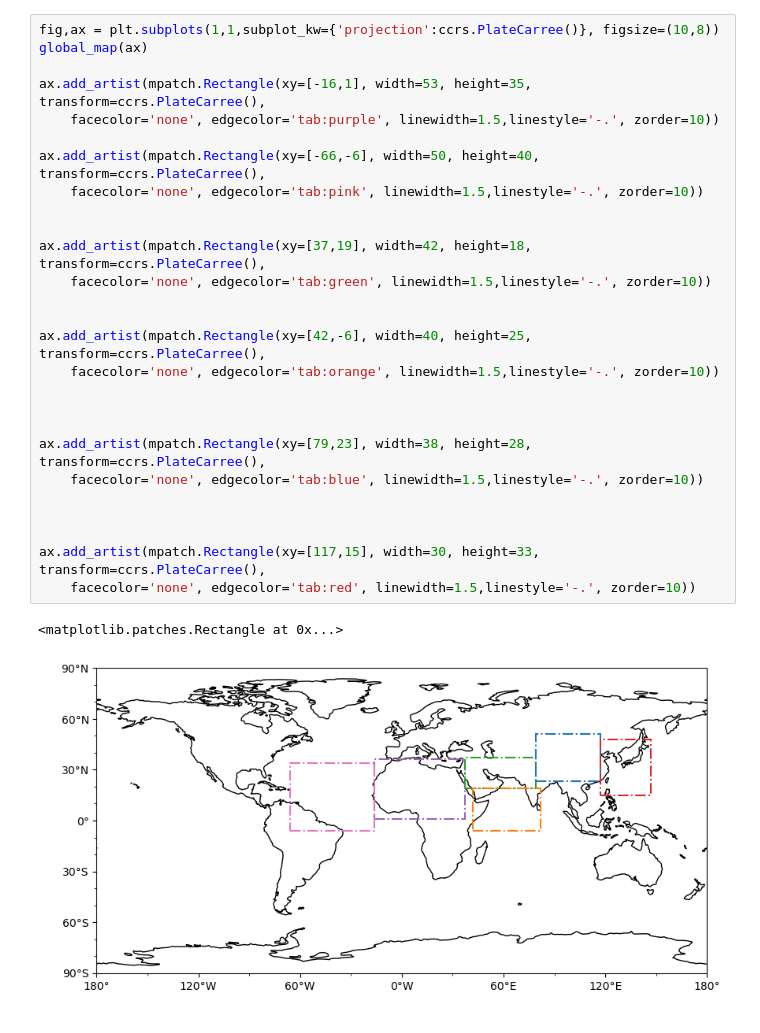
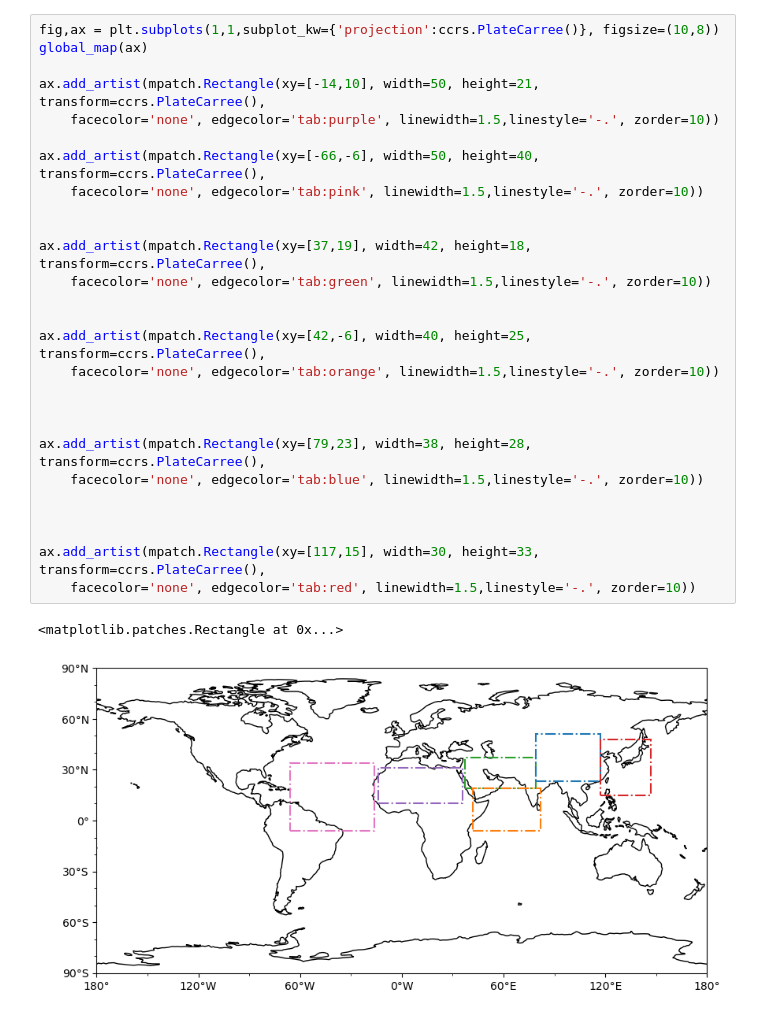
Before and after one commit to Ovewh/Climaso, a Jupyter notebook: notebooks/Define_dust_important_region.ipynb, the cells around one changed output. Cells and saved outputs as stored; diff of their text form.

```diff
--- a/notebooks/Define_dust_important_region.ipynb
+++ b/notebooks/Define_dust_important_region.ipynb
@@ -10,30 +12,30 @@ import matplotlib.patches as mpatch
 # %%
 fig,ax = plt.subplots(1,1,subplot_kw={'projection':ccrs.PlateCarree()}, figsize=(10,8))
 global_map(ax)
 
-ax.add_artist(mpatch.Rectangle(xy=[-16,1], width=53, height=35, transform=ccrs.PlateCarree(),
+ax.add_artist(mpatch.Rectangle(xy=[-14,10], width=50, height=21, transform=ccrs.PlateCarree(),
     facecolor='none', edgecolor='tab:purple', linewidth=1.5,linestyle='-.', zorder=10))
 
 ax.add_artist(mpatch.Rectangle(xy=[-66,-6], width=50, height=40, transform=ccrs.PlateCarree(),
     facecolor='none', edgecolor='tab:pink', linewidth=1.5,linestyle='-.', zorder=10))
 
 
 ax.add_artist(mpatch.Rectangle(xy=[37,19], width=42, height=18, transform=ccrs.PlateCarree(),
     facecolor='none', edgecolor='tab:green', linewidth=1.5,linestyle='-.', zorder=10))
 
 
 ax.add_artist(mpatch.Rectangle(xy=[42,-6], width=40, height=25, transform=ccrs.PlateCarree(),
     facecolor='none', edgecolor='tab:orange', linewidth=1.5,linestyle='-.', zorder=10))
 
 
 
 ax.add_artist(mpatch.Rectangle(xy=[79,23], width=38, height=28, transform=ccrs.PlateCarree(),
     facecolor='none', edgecolor='tab:blue', linewidth=1.5,linestyle='-.', zorder=10))
 
 
 
 ax.add_artist(mpatch.Rectangle(xy=[117,15], width=30, height=33, transform=ccrs.PlateCarree(),
     facecolor='none', edgecolor='tab:red', linewidth=1.5,linestyle='-.', zorder=10))
 # %% [output]
 <matplotlib.patches.Rectangle at 0x...>
-[figure, old version]
+[figure, new version]
```
Also changed, not shown: parts of 1 cell of this notebook.
